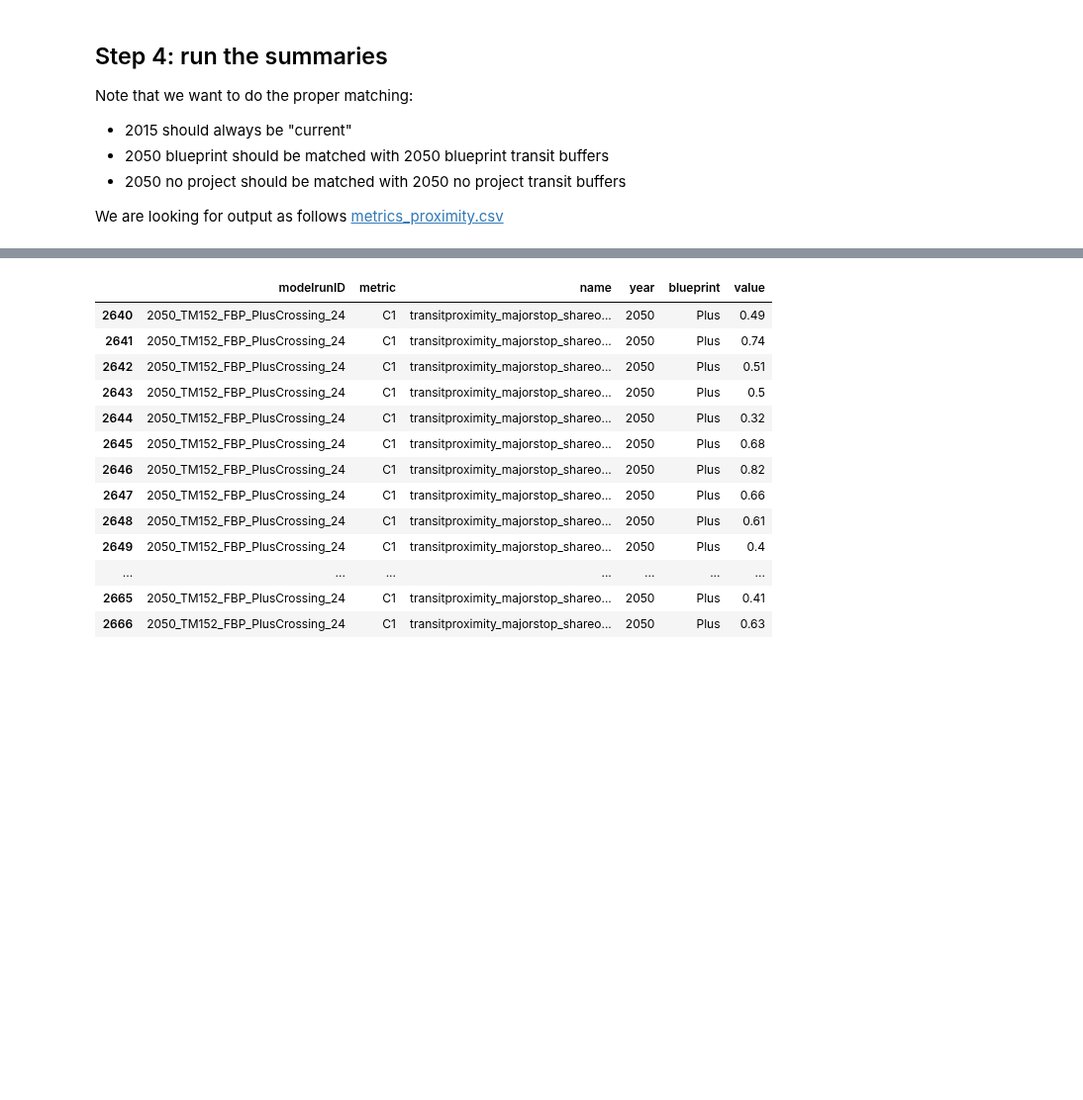
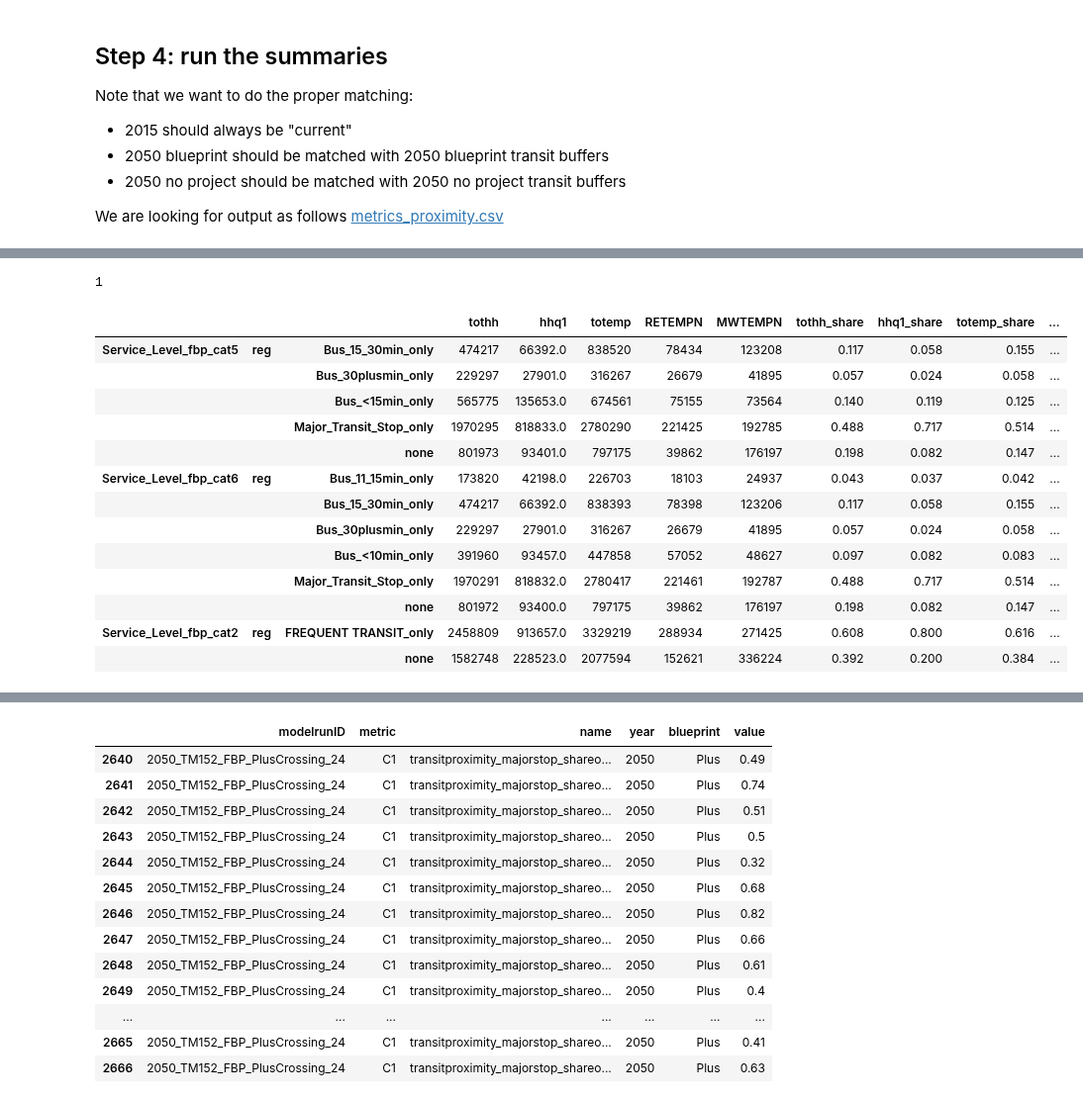
Before and after one commit to BayAreaMetro/bayarea_urbansim, a Jupyter notebook: scripts/metrics/transit_access.ipynb, the cells around one changed output, grey strips where cells are left out. Shown at 99% size. Drawn from its saved outputs; the diff is of its cells as text; code cells hidden in the pictures; blank space fills up the shorter version.

Commit message:
Update transit_access.ipynb
Added parcel assignment logics, summaries

```diff
--- a/scripts/metrics/transit_access.ipynb
+++ b/scripts/metrics/transit_access.ipynb
@@ -130,6 +176,5 @@ p10_topofix = gpd.read_feather(parcel_topo_file)
 p10_topofix['geom_pt'] = p10_topofix.representative_point()
 p10_topofix_pt = p10_topofix.set_geometry('geom_pt')[['PARCEL_ID', 'geom_pt']]
 # %%
-region_bdry = gpd.GeoDataFrame(data={'reg':[0]},geometry=county_file.dissolve()['geometry'])
+region_bdry = gpd.GeoDataFrame(data={'No_Fixed_Route_Transit':[0]},geometry=county_file.dissolve()['geometry'])
 region_bdry.index = region_bdry.index.set_names('rowid')
-region_bdry
@@ -841,0 +1040,42 @@ NameError: name 'parcel_file' is not defined
+# %%
+run_mapping_parcels = {
+    'PBA50Plus_DBP_InitialRun': {'run_path':  'PBA50Plus_DBP_InitialRun_v6',
+                                 'mnemonic': 'PBA50Plus_DBP_InitialRun_v6',
+                                 'root_path': '/Volumes/Data/Models/urban_modeling/baus/PBA50Plus/PBA50Plus_DBP_InitialRun/outputs'},
+
+    'PBA50Plus_NP_InitialRun': {'run_path':  'PBA50Plus_NP_InitialRun_v7',
+                                'mnemonic': 'PBA50Plus_NP_InitialRun_v7',
+                                'root_path': '/Volumes/Data/Models/urban_modeling/baus/PBA50Plus/PBA50Plus_NP_InitialRun/outputs'},
+    'PBA50_NP': {'run_path':  'EIR runs/Baseline Large (s25) runs/NP_v8_FINAL',
+                 'mnemonic': 'PBA50_NP',
+                 'run_name_stub': 'run314',
+                 'root_path': urbansim_run_location
+                 },
+    'PBA50_FBP': {'run_path':  'Final Blueprint runs/Final Blueprint (s24)/BAUS v2.25 - FINAL VERSION',
+                  'mnemonic': 'PBA50_FBP',
+                  'run_name_stub': 'run182',
+                  'root_path': urbansim_run_location
+                  },
+}
+# %%
+parcel_cols_keep = ['parcel_id', 'tothh',
+                    'hhq1', 'totemp', 'RETEMPN', 'MWTEMPN']
+
+
+def parcel_file_name(run_mnemonic, year):
+
+    if 'run_name_stub' in run_mapping_parcels[run_mnemonic]:
+        print(1)
+        parcel_template = '{}_parcel_data_{}.csv'.format(
+            run_mapping_parcels[run_mnemonic]['run_name_stub'], year)
+    else:
+        parcel_template = 'parcel_data_{}.csv'.format(year)
+    out_path = Path(run_mapping_parcels[run_mnemonic]['root_path'],
+                    run_mapping_parcels[run_mnemonic]['run_path'], parcel_template)
+    return out_path
+
+
+parcel_output = pd.read_csv(parcel_file_name(
+    'PBA50_FBP', 2050), usecols=parcel_cols_keep)
+# %% [output]
+1
@@ -841,0 +1173,17 @@ NameError: name 'parcel_file' is not defined
+# %%
+parcel_output_summary_trn_fp_cat5.loc['Region']
+# %% [output]
+|  |  |  | tothh | hhq1 | totemp | RETEMPN | MWTEMPN | tothh_share | hhq1_share | totemp_share | ... |
+| Service_Level_fbp_cat5 | reg | Bus_15_30min_only | 474217 | 66392.0 | 838520 | 78434 | 123208 | 0.117 | 0.058 | 0.155 | ... |
+|  |  | Bus_30plusmin_only | 229297 | 27901.0 | 316267 | 26679 | 41895 | 0.057 | 0.024 | 0.058 | ... |
+|  |  | Bus_<15min_only | 565775 | 135653.0 | 674561 | 75155 | 73564 | 0.140 | 0.119 | 0.125 | ... |
+|  |  | Major_Transit_Stop_only | 1970295 | 818833.0 | 2780290 | 221425 | 192785 | 0.488 | 0.717 | 0.514 | ... |
+|  |  | none | 801973 | 93401.0 | 797175 | 39862 | 176197 | 0.198 | 0.082 | 0.147 | ... |
+| Service_Level_fbp_cat6 | reg | Bus_11_15min_only | 173820 | 42198.0 | 226703 | 18103 | 24937 | 0.043 | 0.037 | 0.042 | ... |
+|  |  | Bus_15_30min_only | 474217 | 66392.0 | 838393 | 78398 | 123206 | 0.117 | 0.058 | 0.155 | ... |
+|  |  | Bus_30plusmin_only | 229297 | 27901.0 | 316267 | 26679 | 41895 | 0.057 | 0.024 | 0.058 | ... |
+|  |  | Bus_<10min_only | 391960 | 93457.0 | 447858 | 57052 | 48627 | 0.097 | 0.082 | 0.083 | ... |
+|  |  | Major_Transit_Stop_only | 1970291 | 818832.0 | 2780417 | 221461 | 192787 | 0.488 | 0.717 | 0.514 | ... |
+|  |  | none | 801972 | 93400.0 | 797175 | 39862 | 176197 | 0.198 | 0.082 | 0.147 | ... |
+| Service_Level_fbp_cat2 | reg | FREQUENT TRANSIT_only | 2458809 | 913657.0 | 3329219 | 288934 | 271425 | 0.608 | 0.800 | 0.616 | ... |
+|  |  | none | 1582748 | 228523.0 | 2077594 | 152621 | 336224 | 0.392 | 0.200 | 0.384 | ... |
```
Also changed, not shown: parts of 109 cells of this notebook.
